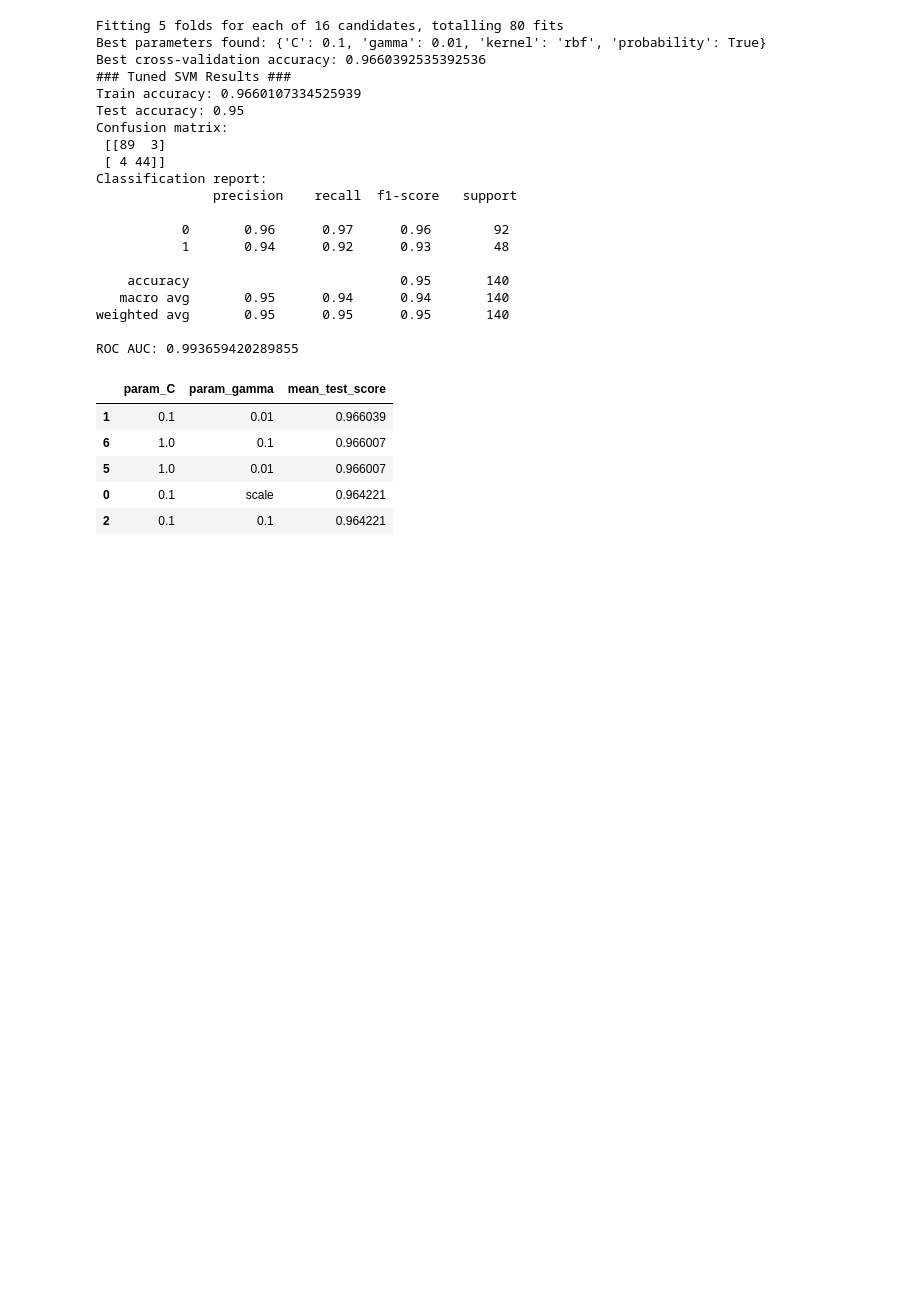
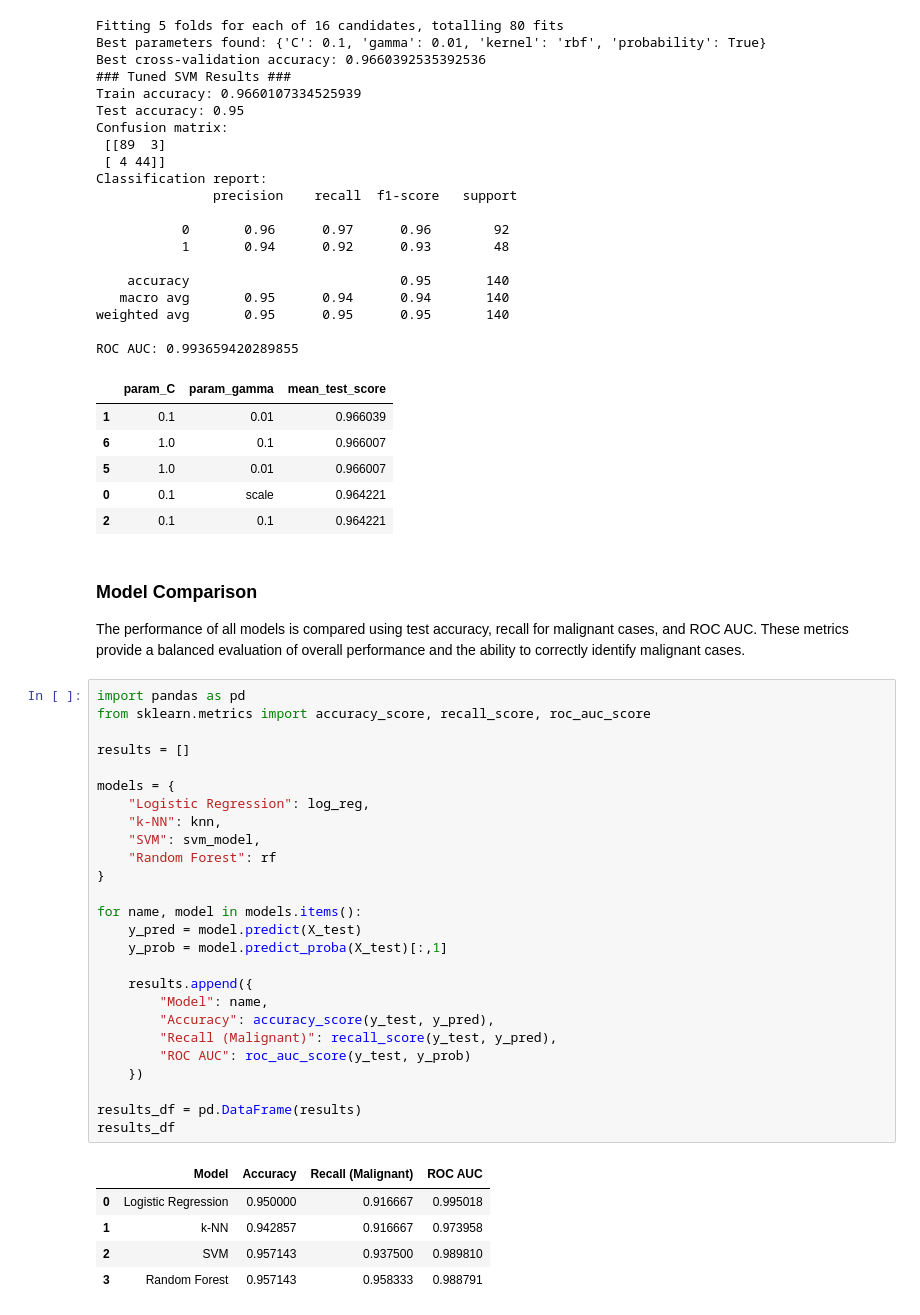
Before and after one commit to EnitaH/ml-classification-analysis, a Jupyter notebook: notebook/classification-analysis.ipynb, the cells around one changed output. Drawn from its saved outputs; the diff is of its cells as text; blank space fills up the shorter version.

```diff
--- a/notebook/classification-analysis.ipynb
+++ b/notebook/classification-analysis.ipynb
@@ -517,3 +471,38 @@ ROC AUC: 0.993659420289855
 | 5 | 1.0 | 0.01 | 0.966007 |
 | 0 | 0.1 | scale | 0.964221 |
 | 2 | 0.1 | 0.1 | 0.964221 |
+# %% [markdown]
+### Model Comparison
+The performance of all models is compared using test accuracy, recall for malignant cases, and ROC AUC. These metrics provide a balanced evaluation of overall performance and the ability to correctly identify malignant cases.
+# %%
+import pandas as pd
+from sklearn.metrics import accuracy_score, recall_score, roc_auc_score
+
+results = []
+
+models = {
+    "Logistic Regression": log_reg,
+    "k-NN": knn,
+    "SVM": svm_model,
+    "Random Forest": rf
+}
+
+for name, model in models.items():
+    y_pred = model.predict(X_test)
+    y_prob = model.predict_proba(X_test)[:,1]
+
+    results.append({
+        "Model": name,
+        "Accuracy": accuracy_score(y_test, y_pred),
+        "Recall (Malignant)": recall_score(y_test, y_pred),
+        "ROC AUC": roc_auc_score(y_test, y_prob)
+    })
+
+results_df = pd.DataFrame(results)
+results_df
+# %% [output]
+|  | Model | Accuracy | Recall (Malignant) | ROC AUC |
+| 0 | Logistic Regression | 0.950000 | 0.916667 | 0.995018 |
+| 1 | k-NN | 0.942857 | 0.916667 | 0.973958 |
+| 2 | SVM | 0.957143 | 0.937500 | 0.989810 |
+| 3 | Random Forest | 0.957143 | 0.958333 | 0.988791 |
```
Also changed, not shown: parts of 8 cells of this notebook.
